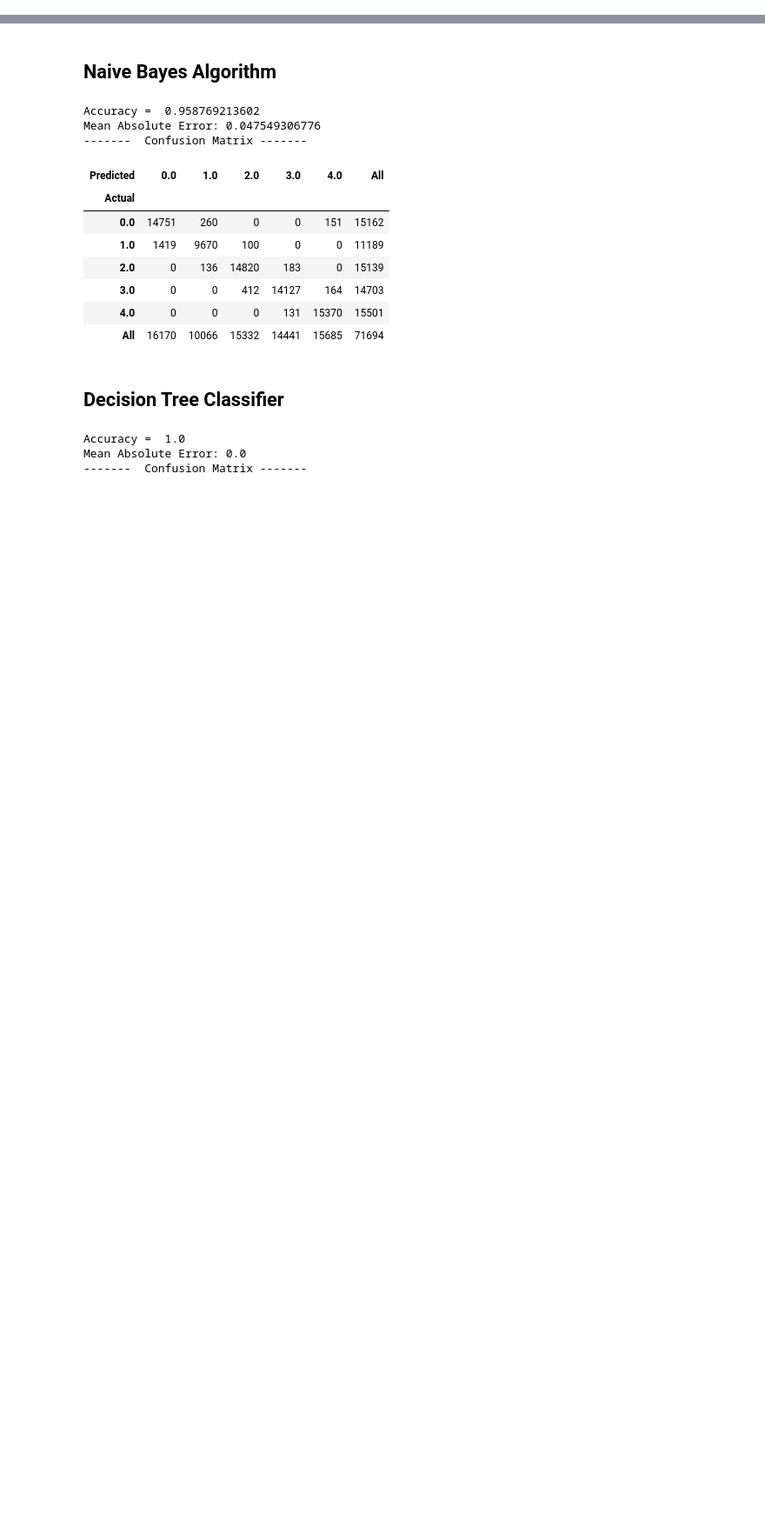
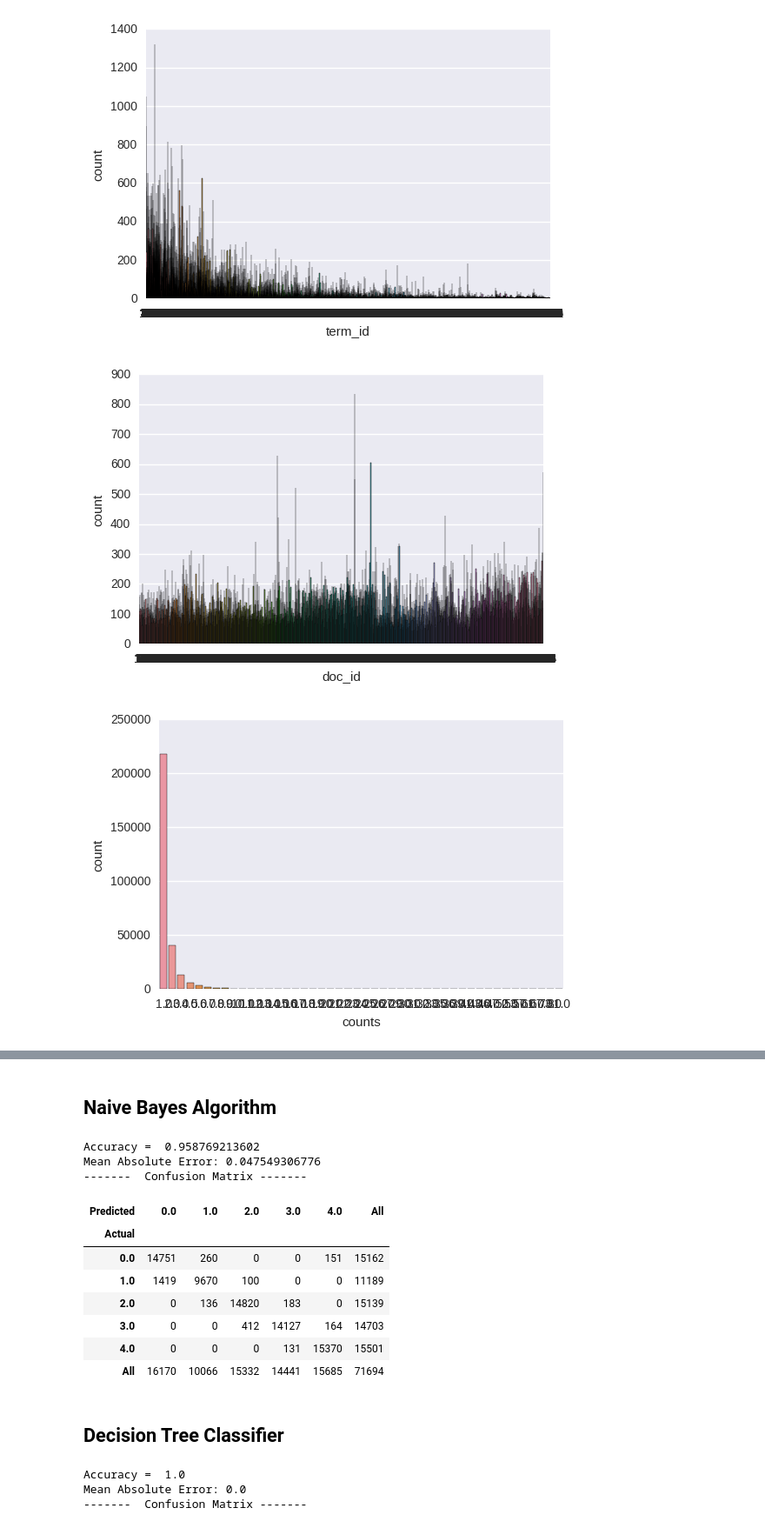
Before and after one commit to alishan2040/ml_project, a Jupyter notebook: Machine_learning_Algos.ipynb, the cells around one changed output, grey strips where cells are left out. Shown at 87% size. Cells and saved outputs as stored; diff of their text form; code cells hidden in the pictures; blank space fills up the shorter version.

```diff
--- a/Machine_learning_Algos.ipynb
+++ b/Machine_learning_Algos.ipynb
@@ -59,0 +179,13 @@ plt.scatter(data_array[:,0], data_array[:,3], c=colors )
+# %%
+ax = sns.countplot(x='term_id', data=classification_data)
+plt.show()
+
+ax = sns.countplot(x='doc_id', data=classification_data)
+plt.show()
+
+ax = sns.countplot(x='counts', data=classification_data)
+plt.show()
+# %% [output]
+[figure, added]
+[figure, added]
+[figure, added]
```
Also changed, not shown: parts of 49 cells of this notebook.
